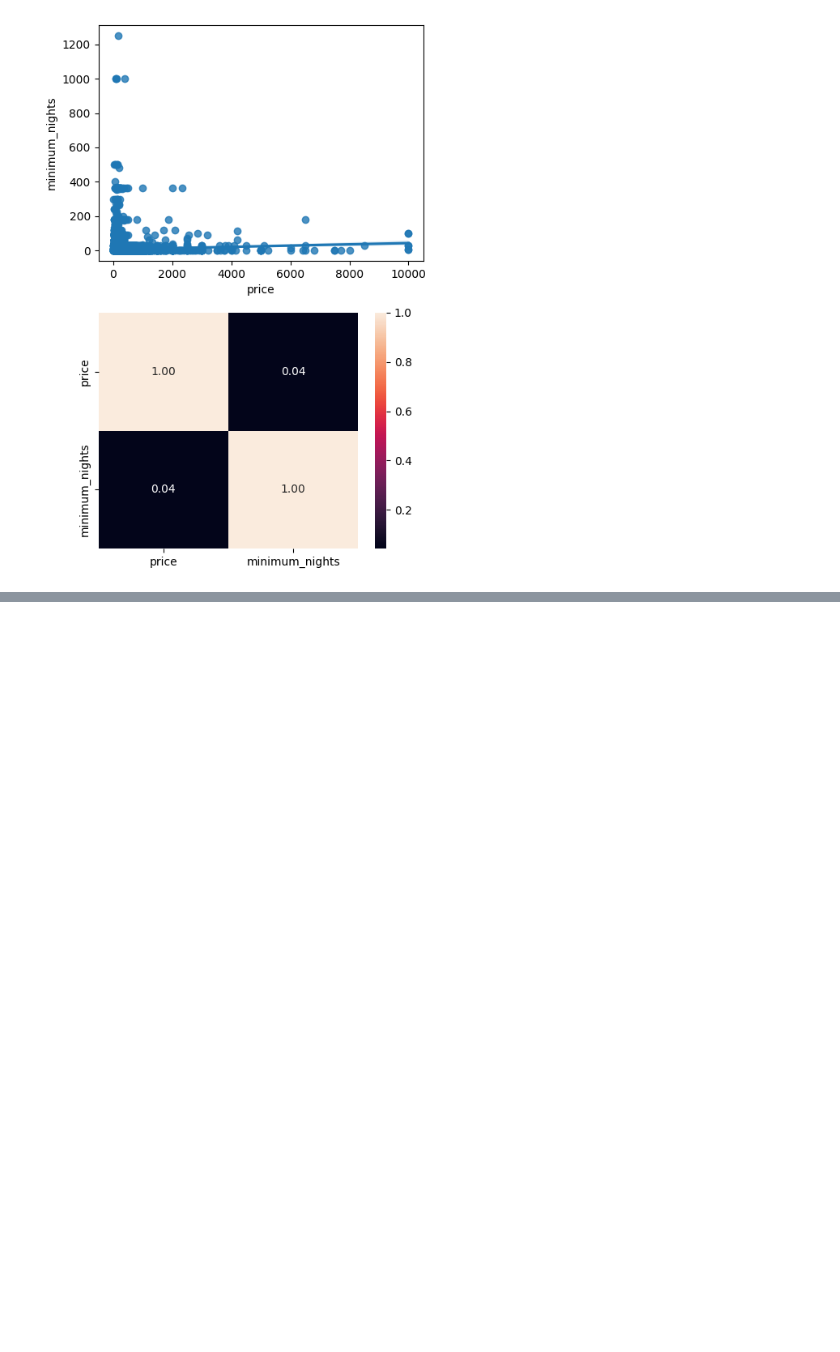
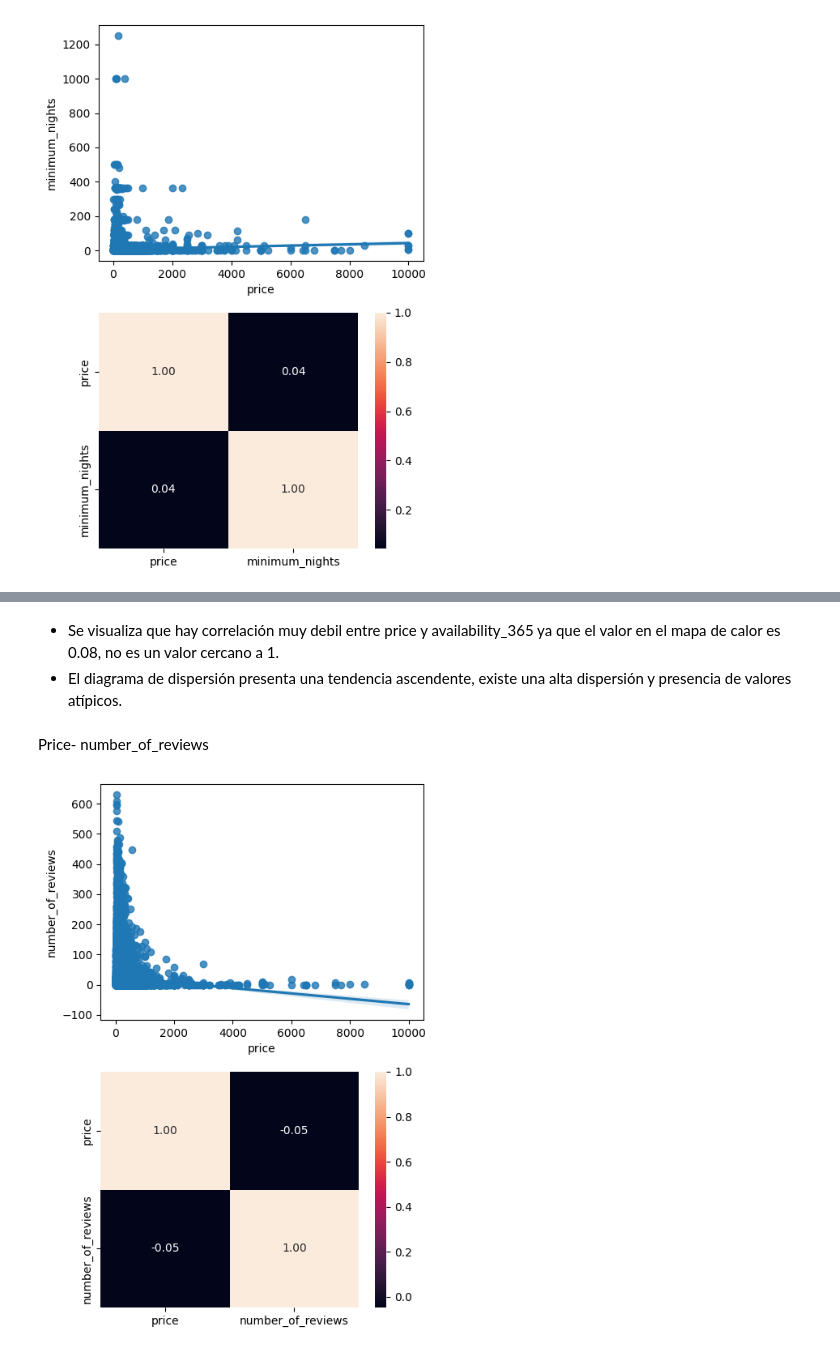
Before and after one commit to 4GeeksAcademy/machine-learning-python-template_melissahm, a Jupyter notebook: src/explore.ipynb, the cells around one changed output, grey strips where cells are left out. Saved outputs shown, nothing was run; the diff lists cells and outputs as text; code cells hidden in the pictures; blank space fills up the shorter version.

```diff
--- a/src/explore.ipynb
+++ b/src/explore.ipynb
@@ -372,0 +374,20 @@ Notas de análisis multivariante
+# %% [markdown]
+- Se visualiza que hay correlación muy debil entre price y availability_365 ya que el valor en el mapa de calor es 0.08, no es un valor cercano a 1.
+- El diagrama de dispersión presenta una tendencia ascendente, existe una alta dispersión y presencia de valores atípicos.
+# %% [markdown]
+Price- number_of_reviews
+# %%
+#price-number_of_reviews
+fig, axis = plt.subplots(2, 1, figsize = (5, 7))
+
+# Crear un diagrama de dispersión múltiples
+sns.regplot(ax = axis[0], data = df, x = "price", y = "number_of_reviews")
+sns.heatmap(df[["price", "number_of_reviews"]].corr(), annot = True, fmt = ".2f", ax = axis[1])
+
+# Ajustar el layout
+plt.tight_layout()
+
+# Mostrar el plot
+plt.show()
+# %% [output]
+[figure, added]
```
Also changed, not shown: parts of 20 cells of this notebook.
